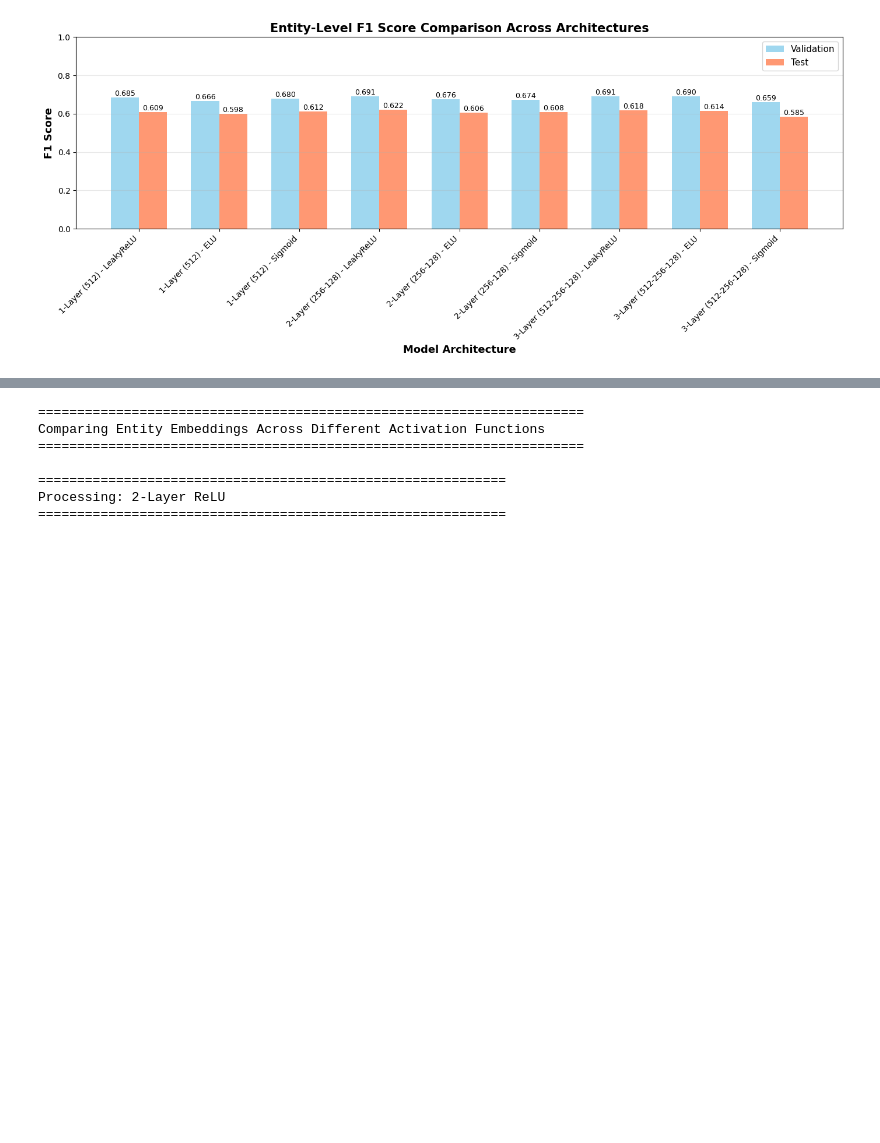
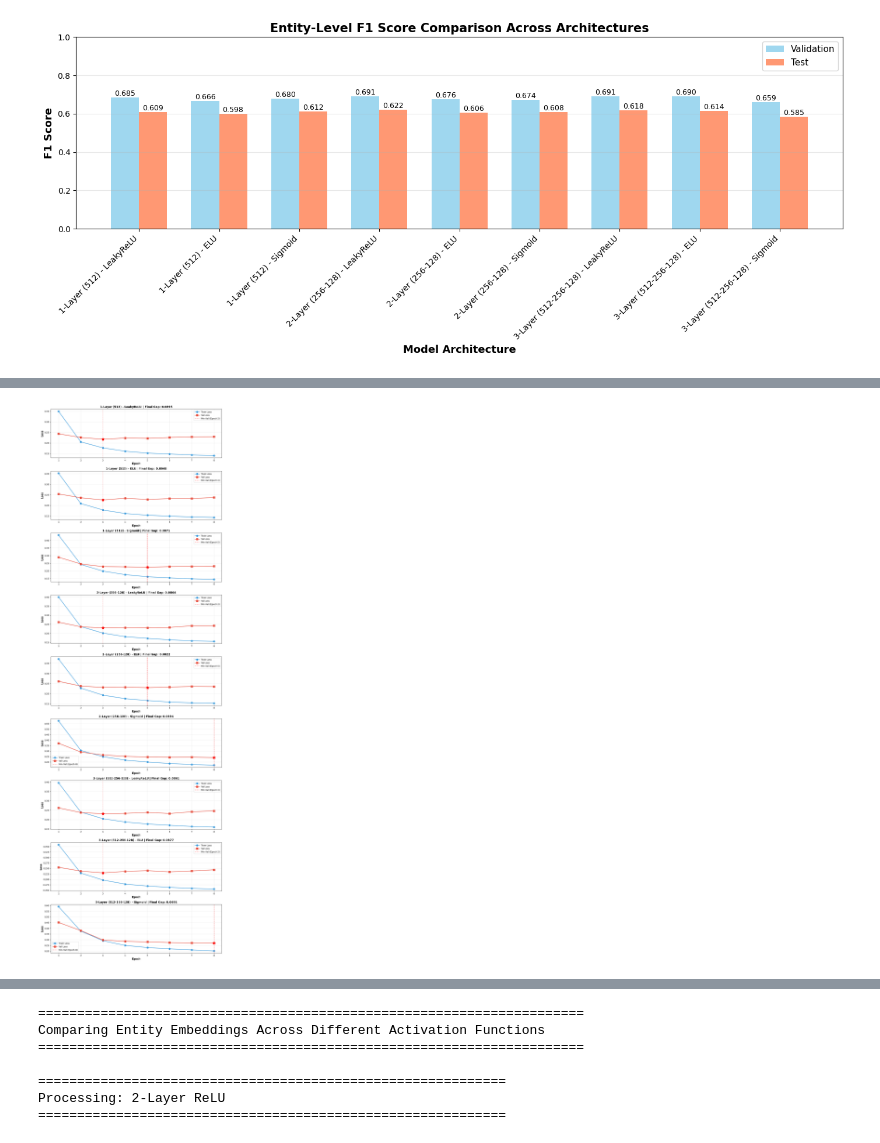
Before and after one commit to Jj-source/deepl_nlp, a Jupyter notebook: assignment1/hw1_NER_GloVe_updated.ipynb, the cells around one changed output, grey strips where cells are left out. Saved outputs shown, nothing was run; the diff lists cells and outputs as text; code cells hidden in the pictures; blank space fills up the shorter version.

```diff
--- a/assignment1/hw1_NER_GloVe_updated.ipynb
+++ b/assignment1/hw1_NER_GloVe_updated.ipynb
@@ -1557,5 +1622,5 @@ activator functions:
 # %%
-def train_all_models(embedding_matrix, num_tags, train_dataloader, device):
+def train_all_models(embedding_matrix, num_tags, train_dataloader, val_dataloader, device):
     """
     Train multiple NER model architectures with different activation functions.
 
@@ -1637,23 +1702,24 @@ def train_all_models(embedding_matrix, num_tags, train_dataloader, device):
         )
 
         # Train model
-        epoch_losses = train_model(
+        train_losses, val_losses = train_model_with_val_loss(
             model,
             train_dataloader,
+            val_dataloader,
             model_name=name,
             device=device
         )
 
         # Store results
         models[name] = model
-        losses[name] = epoch_losses
+        losses[name] = (train_losses, val_losses)
 
     return models, losses
 # %%
 # Train all model configurations with different activation functions
 
 num_tags = len(conll2003["train"].features["ner_tags"].feature.names)
-models, all_losses = train_all_models(embedding_matrix, num_tags, train_dataloader, device)
+models, all_losses = train_all_models(embedding_matrix, num_tags, train_dataloader, val_dataloader, device)
 
 print("\n" + "="*60)
 print("Training Complete!")
@@ -1730,0 +1795,71 @@ plt.show()
+# %%
+def plot_train_val_losses(all_losses, num_epochs=8):
+    """
+    Plot training and validation losses for all models.
+
+    Args:
+        all_losses: Dictionary of {model_name: (train_losses, val_losses)}
+        num_epochs: Number of epochs (for x-axis)
+    """
+    n_models = len(all_losses)
+
+    # Create subplots - one row per model
+    fig, axes = plt.subplots(n_models, 1, figsize=(12, 4*n_models))
+    epochs = range(1, num_epochs + 1)
+
+    for idx, (model_name, (train_losses, val_losses)) in enumerate(all_losses.items()):
+        ax = axes[idx]
+
+        # Plot train and val losses
+        ax.plot(epochs, train_losses, 'o-', label='Train Loss', linewidth=2, markersize=8, color='#3498db')
+        ax.plot(epochs, val_losses, 's-', label='Val Loss', linewidth=2, markersize=8, color='#e74c3c')
+
+        # Highlight minimum validation loss
+        min_val_idx = np.argmin(val_losses)
+        min_val_epoch = min_val_idx + 1
+        min_val_loss = val_losses[min_val_idx]
+
+        ax.axvline(x=min_val_epoch, color='red', linestyle='--', alpha=0.5,
+                   label=f'Min Val (Epoch {min_val_epoch})')
+        ax.plot(min_val_epoch, min_val_loss, 'r*', markersize=15)
+
+        # Calculate loss gap at final epoch
+        loss_gap = val_losses[-1] - train_losses[-1]
+
+        ax.set_xlabel('Epoch', fontsize=12, fontweight='bold')
+        ax.set_ylabel('Loss', fontsize=12, fontweight='bold')
+        ax.set_title(f'{model_name} | Final Gap: {loss_gap:.4f}',
+                    fontsize=13, fontweight='bold')
+        ax.legend(fontsize=10, loc='best')
+        ax.grid(True, alpha=0.3)
+        ax.set_xticks(epochs)
+
+    plt.tight_layout()
+    plt.show()
+
+    # Also create a summary comparison plot
+    fig, ax = plt.subplots(figsize=(14, 8))
+
+    for model_name, (train_losses, val_losses) in all_losses.items():
+        loss_gap = val_losses[-1] - train_losses[-1]
+        linestyle = '--' if loss_gap > 0.05 else '-'
+
+        # Plot validation loss
+        ax.plot(epochs, val_losses, linestyle=linestyle, marker='o',
+               label=f'{model_name} (Gap: {loss_gap:.3f})', linewidth=2)
+
+    ax.set_xlabel('Epoch', fontsize=13, fontweight='bold')
+    ax.set_ylabel('Validation Loss', fontsize=13, fontweight='bold')
+    ax.set_title('Validation Loss Comparison - Models Prone to Overfitting',
+                fontsize=15, fontweight='bold')
+    ax.legend(fontsize=9, loc='best')
+    ax.grid(True, alpha=0.3)
+    ax.set_xticks(epochs)
+    plt.tight_layout()
+    plt.show()
+
+
+# Use the function
+plot_train_val_losses(all_losses)
+# %% [output]
+[figure, added]
```
Also changed, not shown: parts of 13 cells of this notebook.
